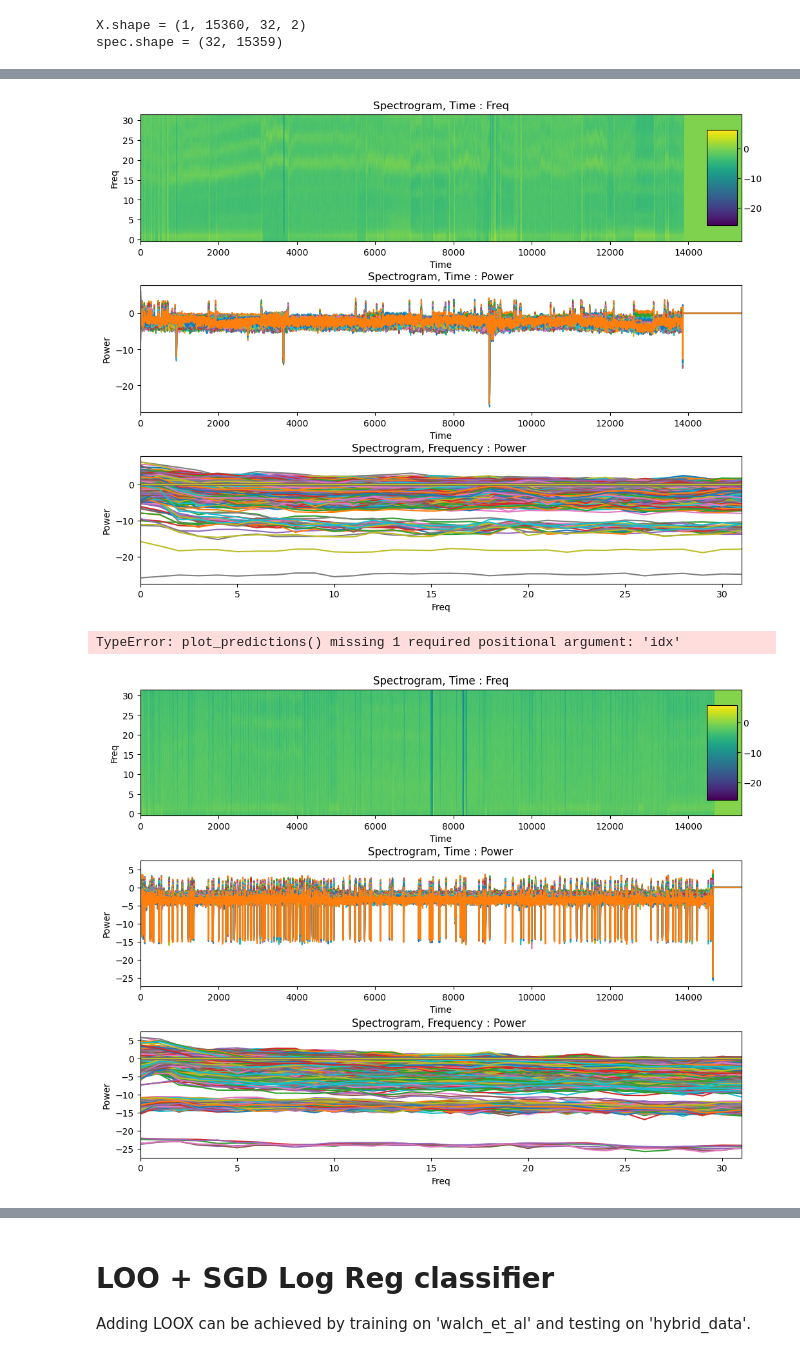
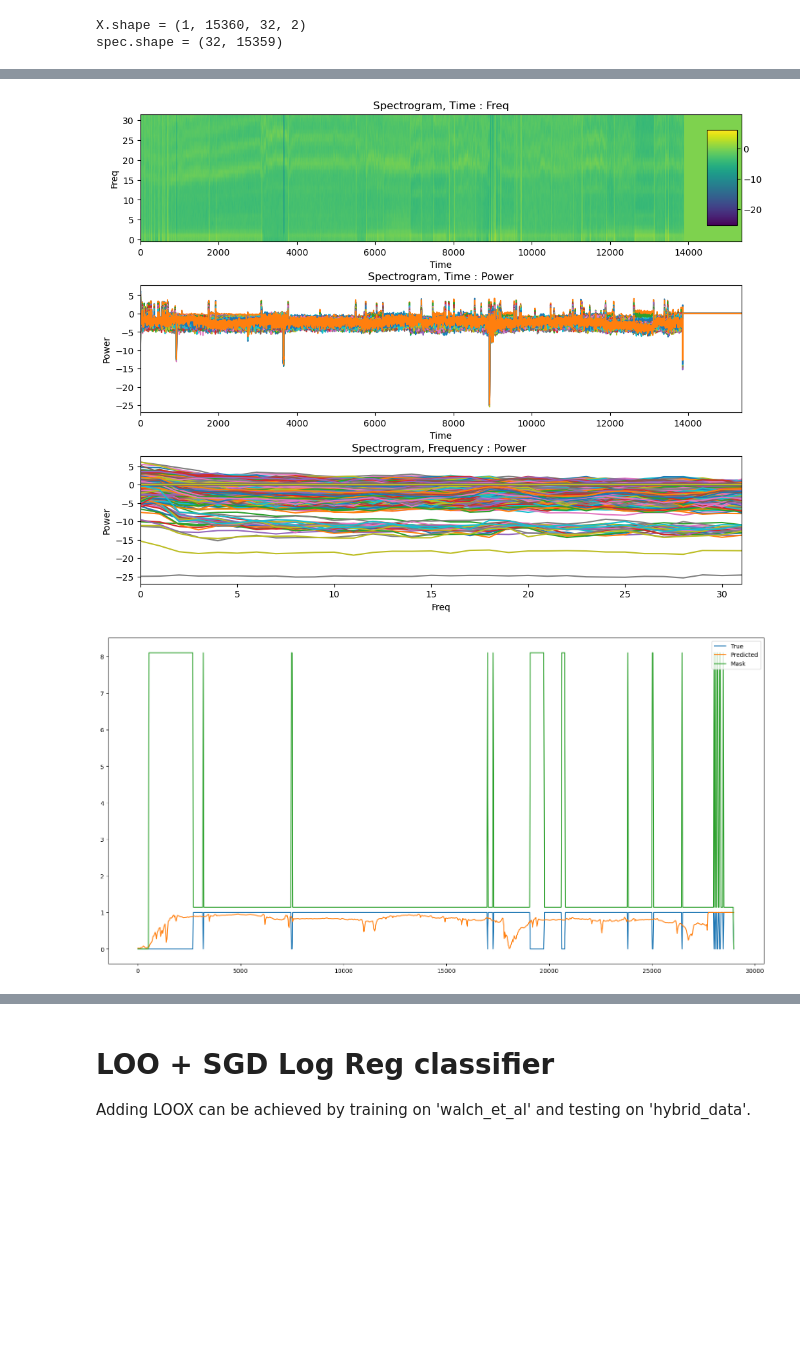
Before and after one commit to Arcascope/pisces, a Jupyter notebook: analyses/simulated_deployment.ipynb, the cells around one changed output, grey strips where cells are left out. Drawn from its saved outputs; the diff is of its cells as text; code cells hidden in the pictures; blank space fills up the shorter version.

```diff
--- a/analyses/simulated_deployment.ipynb
+++ b/analyses/simulated_deployment.ipynb
@@ -75,11 +83,11 @@ We have the trained weights from Mads Olsen et al.'s _ResUNet_ model, saved as a
 from pisces.experiments import MOResUNetPretrained
 
 
-mo = MOResUNetPretrained()
+mo = MOResUNetPretrained(sampling_hz=32)
 # %% [markdown]
 ### Walch et al. data set
 # %%
 # uses all processors on your CPU to preprocess the accelerometer into spectrograms
 # takes ~ 50 sec on M1 Pro (10core)
-mo_preprocessed_data = mo.prepare_set_for_training(w, w.ids)
+mo_preprocessed_data = [d for d in mo.prepare_set_for_training(w, w.ids) if d is not None]
 # %% [output]
@@ -260,12 +270,11 @@ plot_predictions(evaluations=evaluations, y_time=psg_time, idx=index)
 [figure]
 # %%
 index = 1
+psg = w.get_feature_data("psg", w.ids[index])
+psg_time = psg[:, 0].to_numpy()
+
 plot_spectrogram(mo_preprocessed_data, index)
-plot_predictions(evaluations, index)
+plot_predictions(evaluations=evaluations, y_time=psg_time, idx=index)
 # %% [output]
-[figure, old version]
+[figure, new version]
-TypeError: plot_predictions() missing 1 required positional argument: 'idx'
+[figure, added]
-# %%
-plot_spectrogram(mo_preprocessed_data, 14)
-# %% [output]
-[figure, removed]
```
Also changed, not shown: parts of 13 cells of this notebook, 3 other files.
